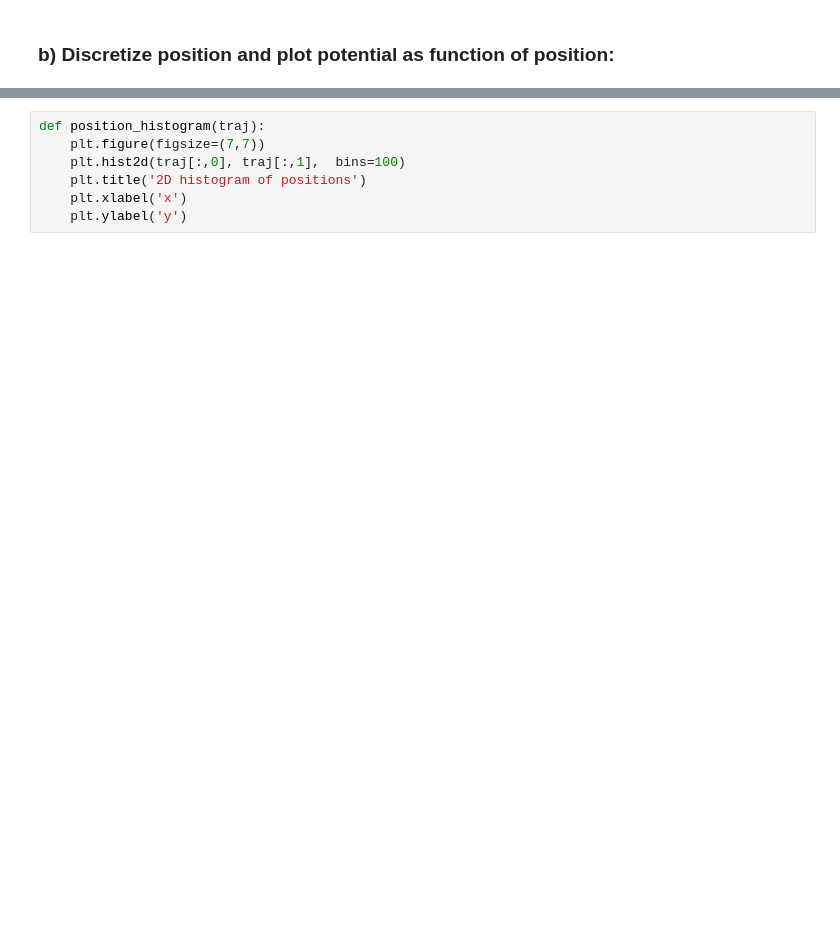
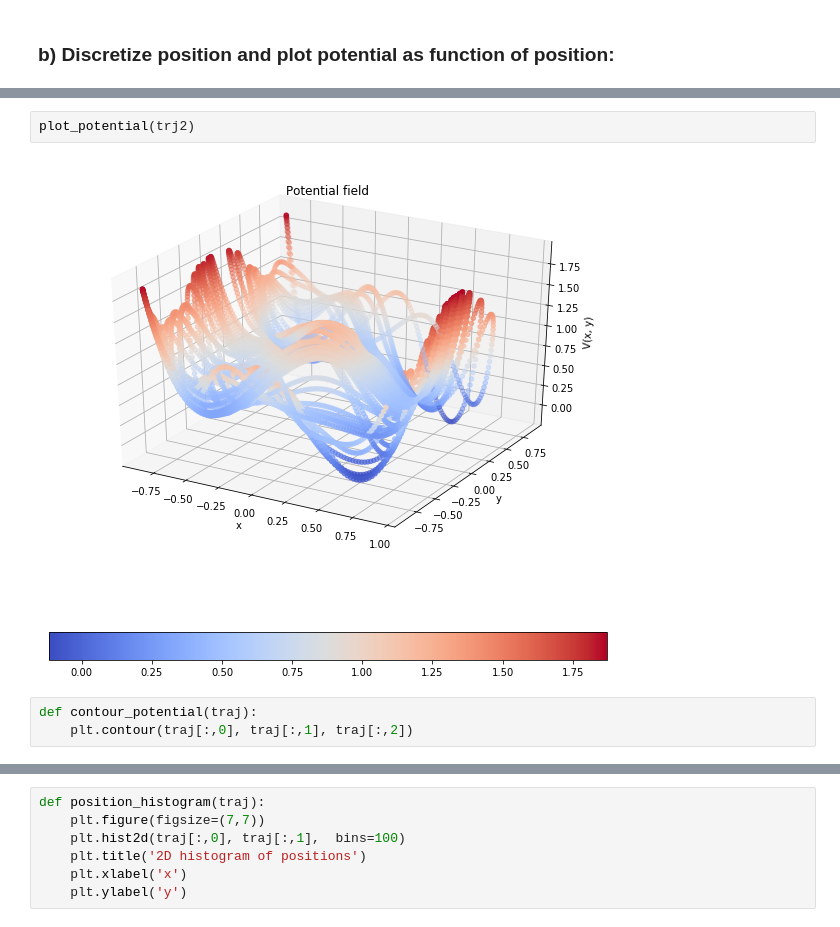
Before and after one commit to evabertalan/comp_physics, a Jupyter notebook: exam/Motion_in_potential.ipynb, the cells around one changed output, grey strips where cells are left out. Saved outputs shown, nothing was run; the diff lists cells and outputs as text; blank space fills up the shorter version.

```diff
--- a/exam/Motion_in_potential.ipynb
+++ b/exam/Motion_in_potential.ipynb
@@ -66,0 +58,7 @@ ValueError: shape mismatch: objects cannot be broadcast to a single shape
+# %%
+plot_potential(trj2)
+# %% [output]
+[figure, added]
+# %%
+def contour_potential(traj):
+    plt.contour(traj[:,0], traj[:,1], traj[:,2])
```
Also changed, not shown: parts of 19 cells of this notebook.
